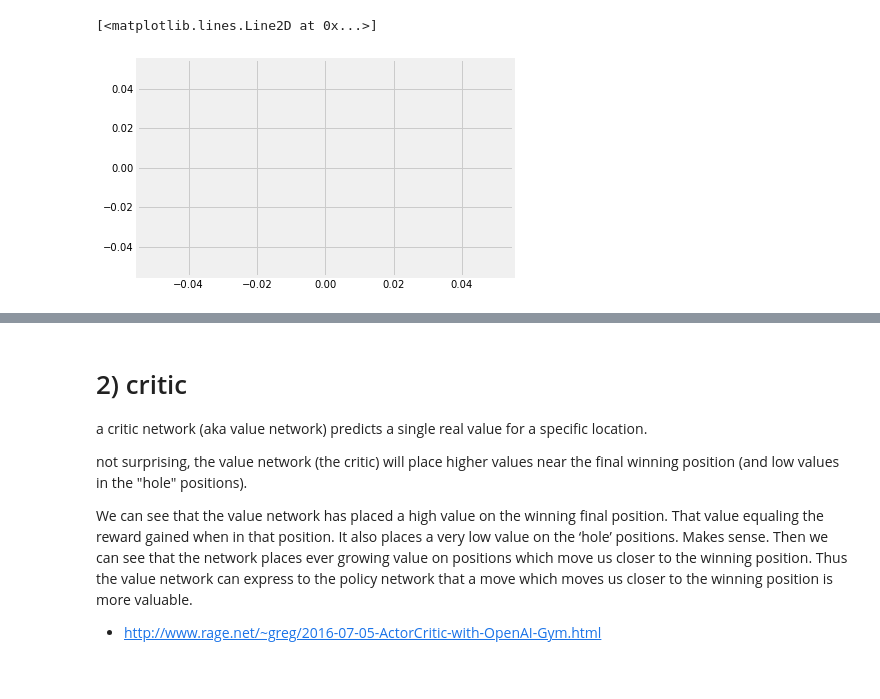
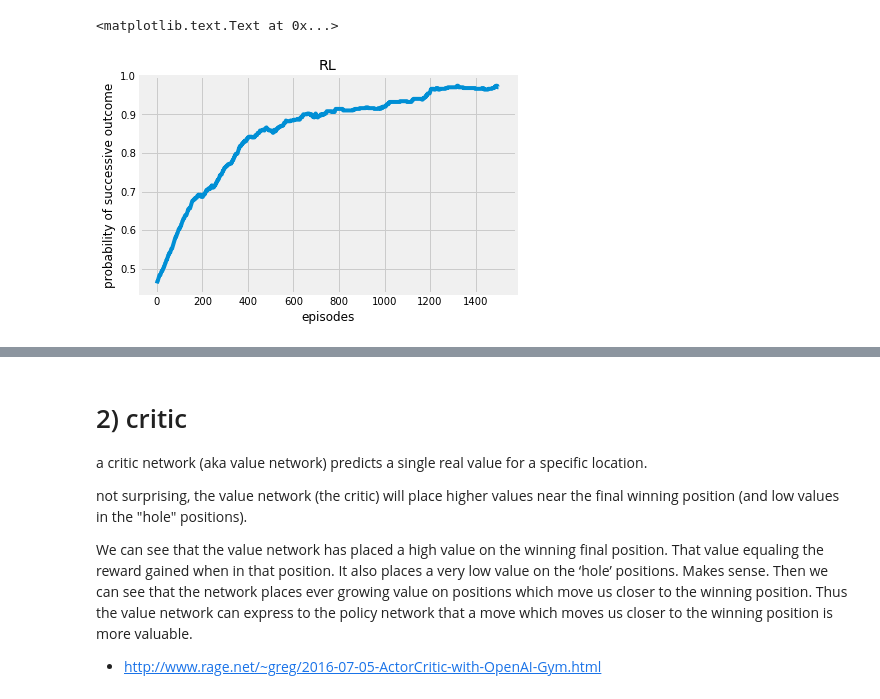
Before and after one commit to mynameisvinn/DQN, a Jupyter notebook: DQN with FrozenLake.ipynb, the cells around one changed output, grey strips where cells are left out. Saved outputs shown, nothing was run; the diff lists cells and outputs as text; code cells hidden in the pictures.

```diff
--- a/DQN with FrozenLake.ipynb
+++ b/DQN with FrozenLake.ipynb
@@ -73,5 +62,8 @@ plt.plot(moving_average(history, 50))
-# %%
-plt.plot(moving_average(num_steps, 50))
-# %% [output]
-[<matplotlib.lines.Line2D at 0x...>]
-[figure, removed]
+# %%
+plt.plot(moving_average(history, 500))
+plt.ylabel("probability of successive outcome")
+plt.xlabel("episodes")
+plt.title("RL")
+# %% [output]
+<matplotlib.text.Text at 0x...>
+[figure, added]
```
Also changed, not shown: parts of 10 cells of this notebook.
